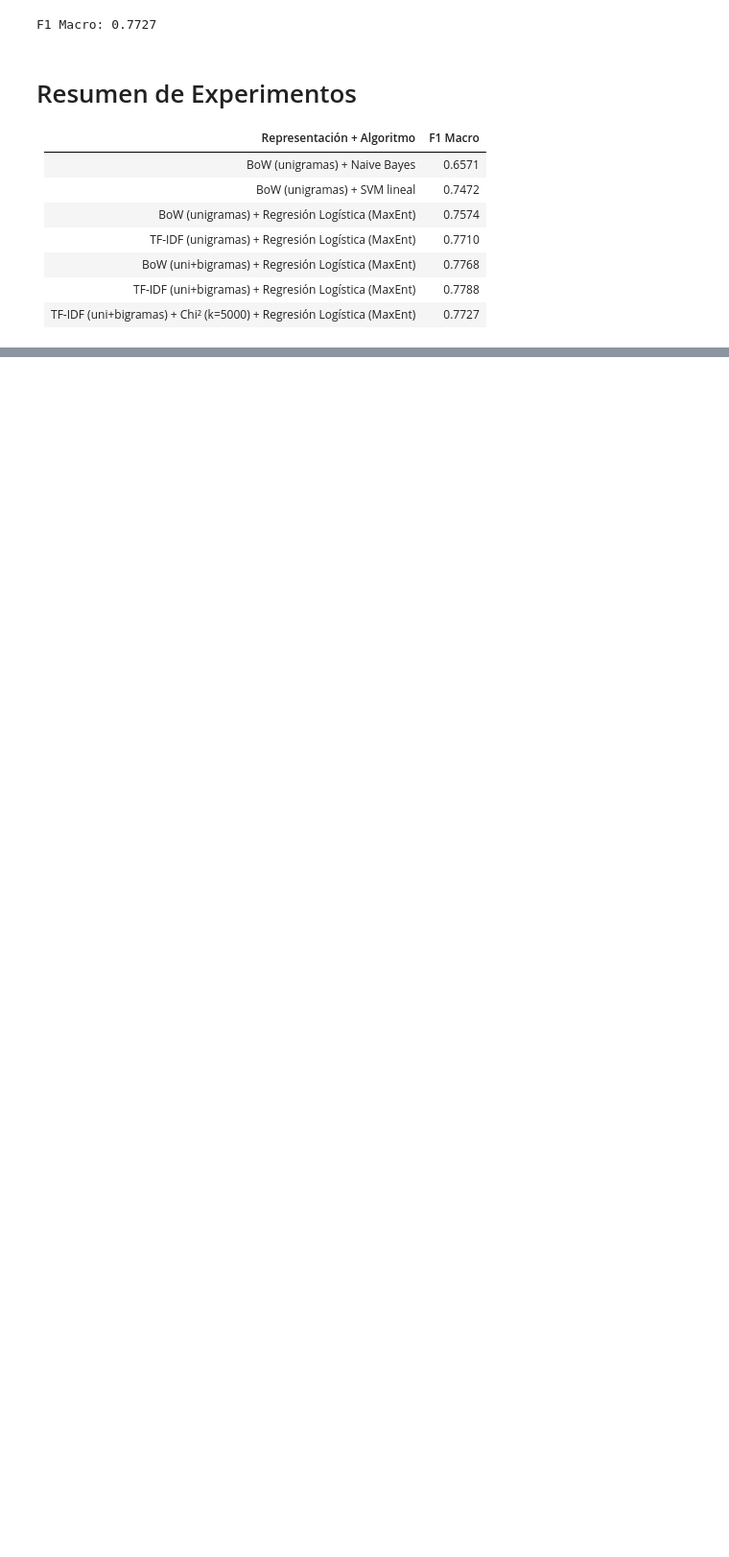
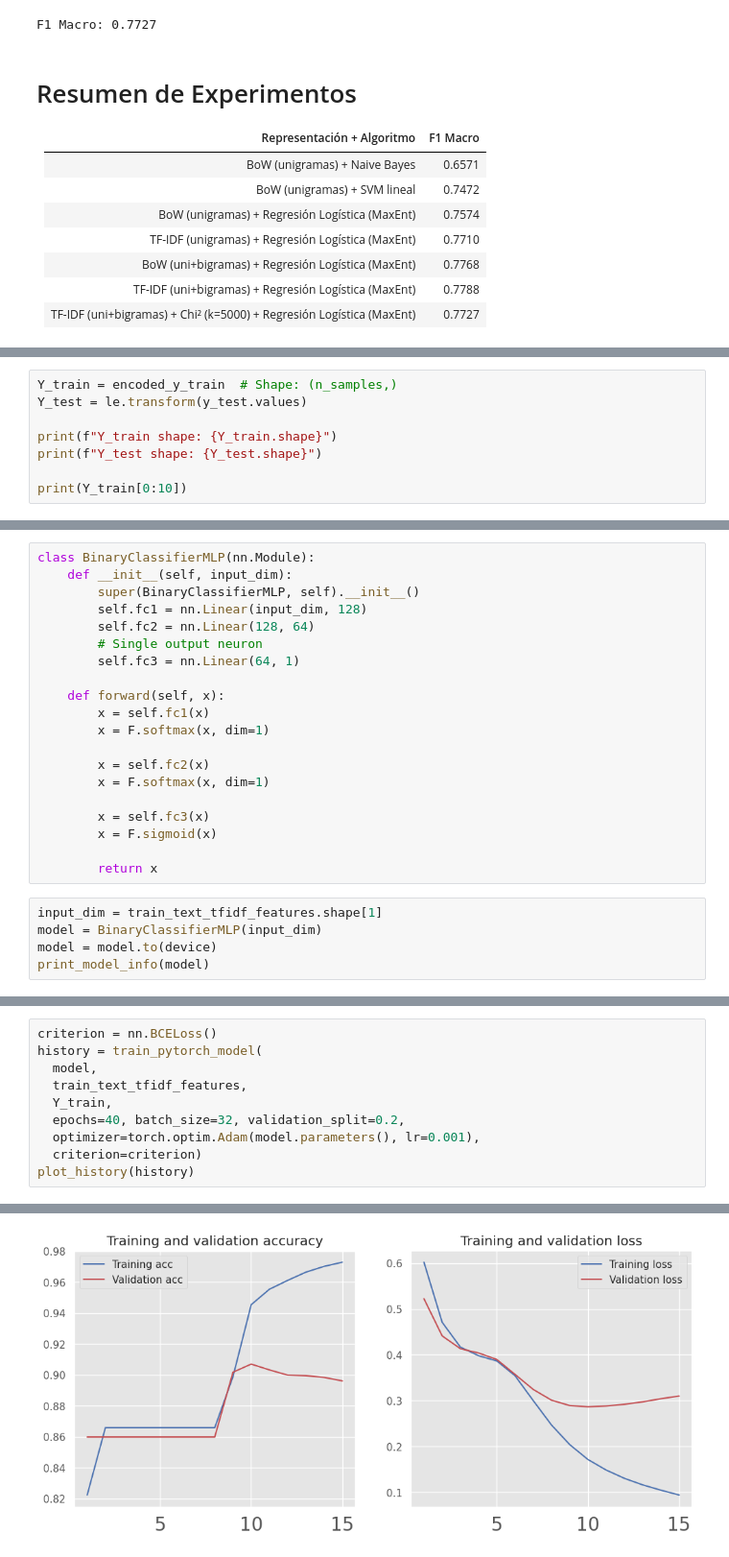
Before and after one commit to jeferal/nn_notebooks, a Jupyter notebook: final/intro_ml.ipynb, the cells around one changed output, grey strips where cells are left out. Shown at 96% size. Drawn from its saved outputs; the diff is of its cells as text; blank space fills up the shorter version.

```diff
--- a/final/intro_ml.ipynb
+++ b/final/intro_ml.ipynb
@@ -977,0 +1350,8 @@ F1 Macro: 0.7727
+# %%
+Y_train = encoded_y_train  # Shape: (n_samples,)
+Y_test = le.transform(y_test.values)
+
+print(f"Y_train shape: {Y_train.shape}")
+print(f"Y_test shape: {Y_test.shape}")
+
+print(Y_train[0:10])
@@ -977,0 +1362,25 @@ F1 Macro: 0.7727
+# %%
+class BinaryClassifierMLP(nn.Module):
+    def __init__(self, input_dim):
+        super(BinaryClassifierMLP, self).__init__()
+        self.fc1 = nn.Linear(input_dim, 128)
+        self.fc2 = nn.Linear(128, 64)
+        # Single output neuron
+        self.fc3 = nn.Linear(64, 1)
+
+    def forward(self, x):
+        x = self.fc1(x)
+        x = F.softmax(x, dim=1)
+
+        x = self.fc2(x)
+        x = F.softmax(x, dim=1)
+
+        x = self.fc3(x)
+        x = F.sigmoid(x)
+
+        return x
+# %%
+input_dim = train_text_tfidf_features.shape[1]
+model = BinaryClassifierMLP(input_dim)
+model = model.to(device)
+print_model_info(model)
@@ -977,0 +1405,11 @@ F1 Macro: 0.7727
+# %%
+criterion = nn.BCELoss()
+history = train_pytorch_model(
+  model,
+  train_text_tfidf_features,
+  Y_train,
+  epochs=40, batch_size=32, validation_split=0.2,
+  optimizer=torch.optim.Adam(model.parameters(), lr=0.001),
+  criterion=criterion)
+plot_history(history)
+# %% [output]
@@ -977,0 +1436 @@ F1 Macro: 0.7727
+[figure, added]
```
Also changed, not shown: parts of 13 cells of this notebook.
